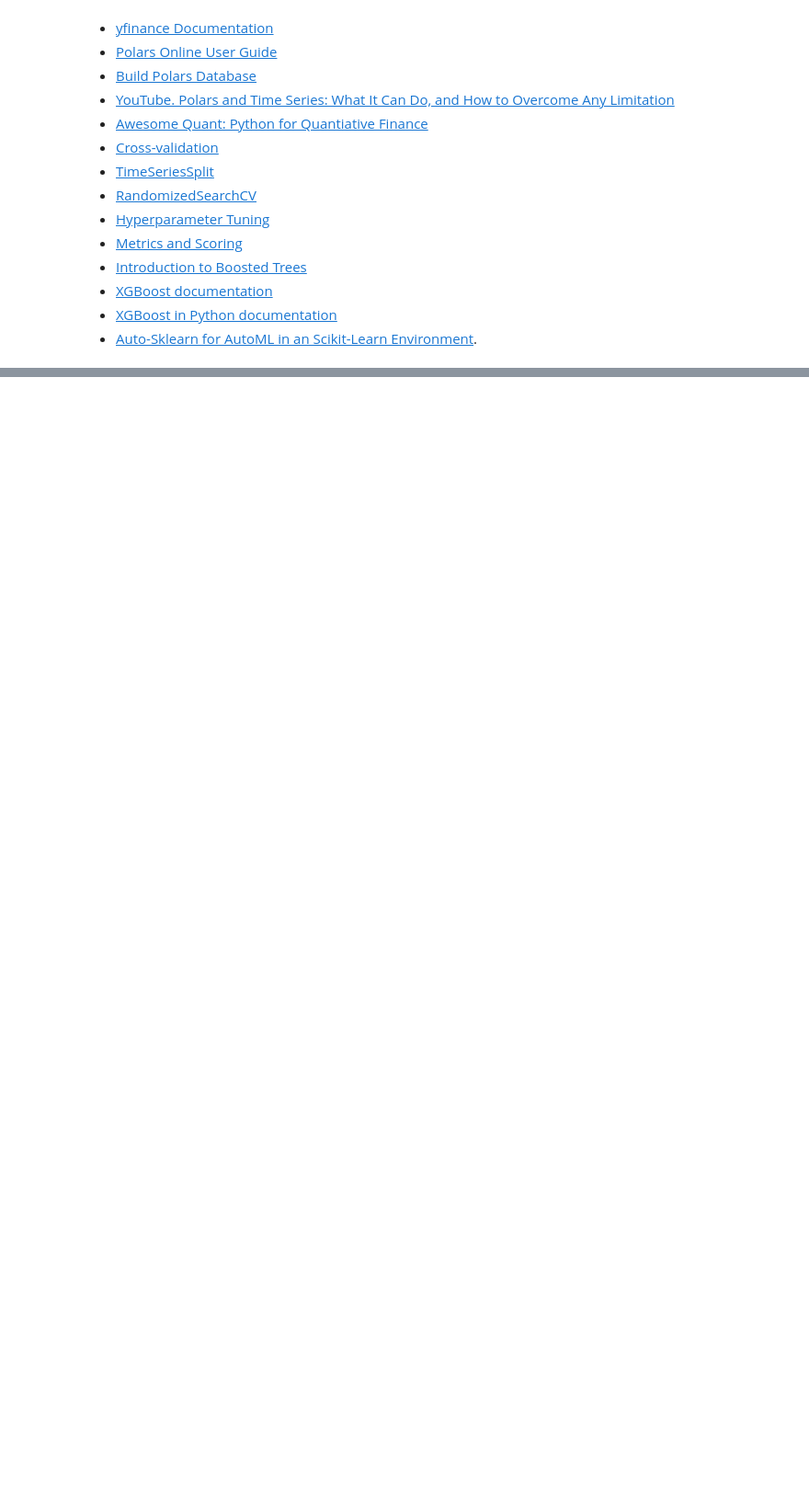
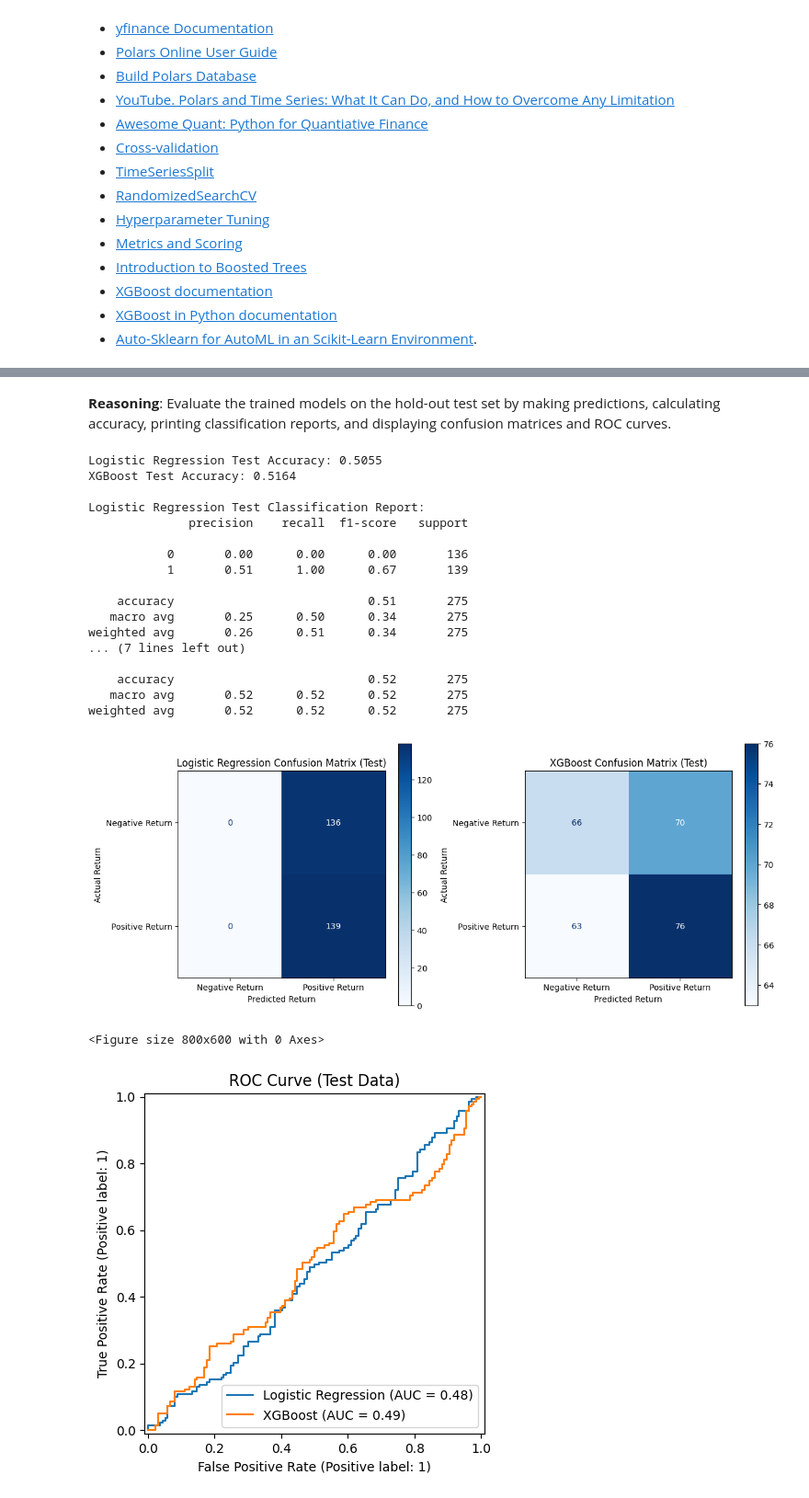
Before and after one commit to abhisuj/MSDS-451-Programming-Assignment1, a Jupyter notebook: 451_pa1_bitcoin.ipynb, the cells around one changed output, grey strips where cells are left out. Shown at 92% size. Cells and saved outputs as stored; diff of their text form; code cells hidden in the pictures; blank space fills up the shorter version.

```diff
--- a/451_pa1_bitcoin.ipynb
+++ b/451_pa1_bitcoin.ipynb
@@ -875,0 +1120,79 @@ Final Capital with Simple Buy and Hold: $3025950.44
+# %% [markdown]
+**Reasoning**:
+Evaluate the trained models on the hold-out test set by making predictions, calculating accuracy, printing classification reports, and displaying confusion matrices and ROC curves.
+# %%
+from sklearn.metrics import accuracy_score, classification_report, confusion_matrix, ConfusionMatrixDisplay, RocCurveDisplay
+import matplotlib.pyplot as plt
+
+# 1. Use the trained Logistic Regression model (lr_model) to make predictions on the X_test data.
+y_test_lr_pred = lr_model.predict(X_test)
+
+# 2. Use the trained XGBoost model (xgb_model) to make predictions on the X_test data.
+y_test_xgb_pred = xgb_model.predict(X_test)
+
+# 3. Calculate and print the accuracy score for the Logistic Regression model on the test data.
+lr_test_accuracy = accuracy_score(y_test, y_test_lr_pred)
+print(f"Logistic Regression Test Accuracy: {lr_test_accuracy:.4f}")
+
+# 4. Calculate and print the accuracy score for the XGBoost model on the test data.
+xgb_test_accuracy = accuracy_score(y_test, y_test_xgb_pred)
+print(f"XGBoost Test Accuracy: {xgb_test_accuracy:.4f}")
+
+# 5. Print a classification report for the Logistic Regression model on the test data.
+print("\nLogistic Regression Test Classification Report:")
+print(classification_report(y_test, y_test_lr_pred))
+
+# 6. Print a classification report for the XGBoost model on the test data.
+print("\nXGBoost Test Classification Report:")
+print(classification_report(y_test, y_test_xgb_pred))
+
+# 7. Generate and display the confusion matrix for both models on the test data using ConfusionMatrixDisplay.
+fig, axes = plt.subplots(1, 2, figsize=(12, 5))
+
+ConfusionMatrixDisplay.from_predictions(y_test, y_test_lr_pred,
+                                         display_labels=["Negative Return", "Positive Return"],
+                                         cmap=plt.cm.Blues,
+                                         ax=axes[0])
+axes[0].set_title("Logistic Regression Confusion Matrix (Test)")
+axes[0].set_xlabel("Predicted Return")
+axes[0].set_ylabel("Actual Return")
+
+ConfusionMatrixDisplay.from_predictions(y_test, y_test_xgb_pred,
+                                         display_labels=["Negative Return", "Positive Return"],
+                                         cmap=plt.cm.Blues,
+                                         ax=axes[1])
+axes[1].set_title("XGBoost Confusion Matrix (Test)")
+axes[1].set_xlabel("Predicted Return")
+axes[1].set_ylabel("Actual Return")
+
+plt.tight_layout()
+plt.show()
+
+# 8. Generate and display the ROC curve for both models on the test data using RocCurveDisplay.from_predictions.
+plt.figure(figsize=(8, 6))
+lr_roc_display = RocCurveDisplay.from_predictions(y_test, lr_model.predict_proba(X_test)[:, 1], name="Logistic Regression")
+xgb_roc_display = RocCurveDisplay.from_predictions(y_test, xgb_model.predict_proba(X_test)[:, 1], name="XGBoost", ax=lr_roc_display.ax_)
+
+plt.title("ROC Curve (Test Data)")
+plt.show()
+# %% [output]
+Logistic Regression Test Accuracy: 0.5055
+XGBoost Test Accuracy: 0.5164
+
+Logistic Regression Test Classification Report:
+              precision    recall  f1-score   support
+
+           0       0.00      0.00      0.00       136
+           1       0.51      1.00      0.67       139
+
+    accuracy                           0.51       275
+   macro avg       0.25      0.50      0.34       275
+weighted avg       0.26      0.51      0.34       275
+... (7 lines left out)
+
+    accuracy                           0.52       275
+   macro avg       0.52      0.52      0.52       275
+weighted avg       0.52      0.52      0.52       275
+[figure, added]
+<Figure size 800x600 with 0 Axes>
+[figure, added]
```
Also changed, not shown: parts of 17 cells of this notebook.
